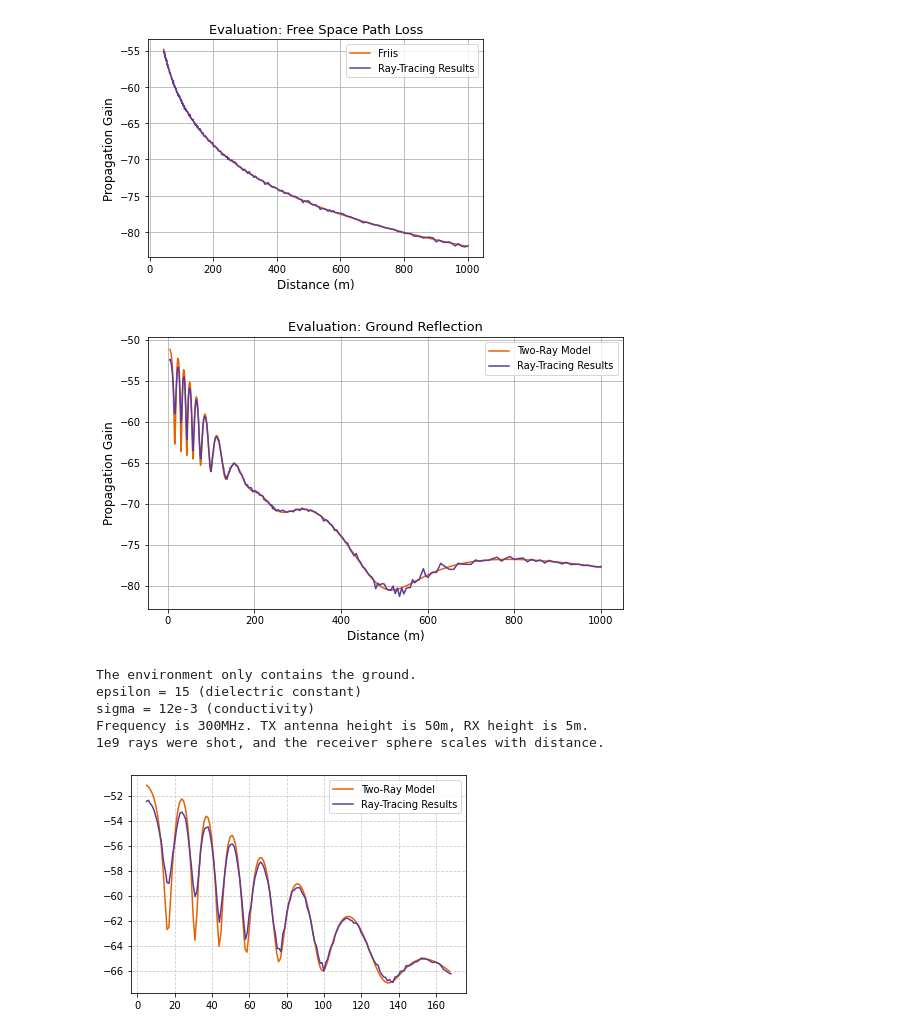
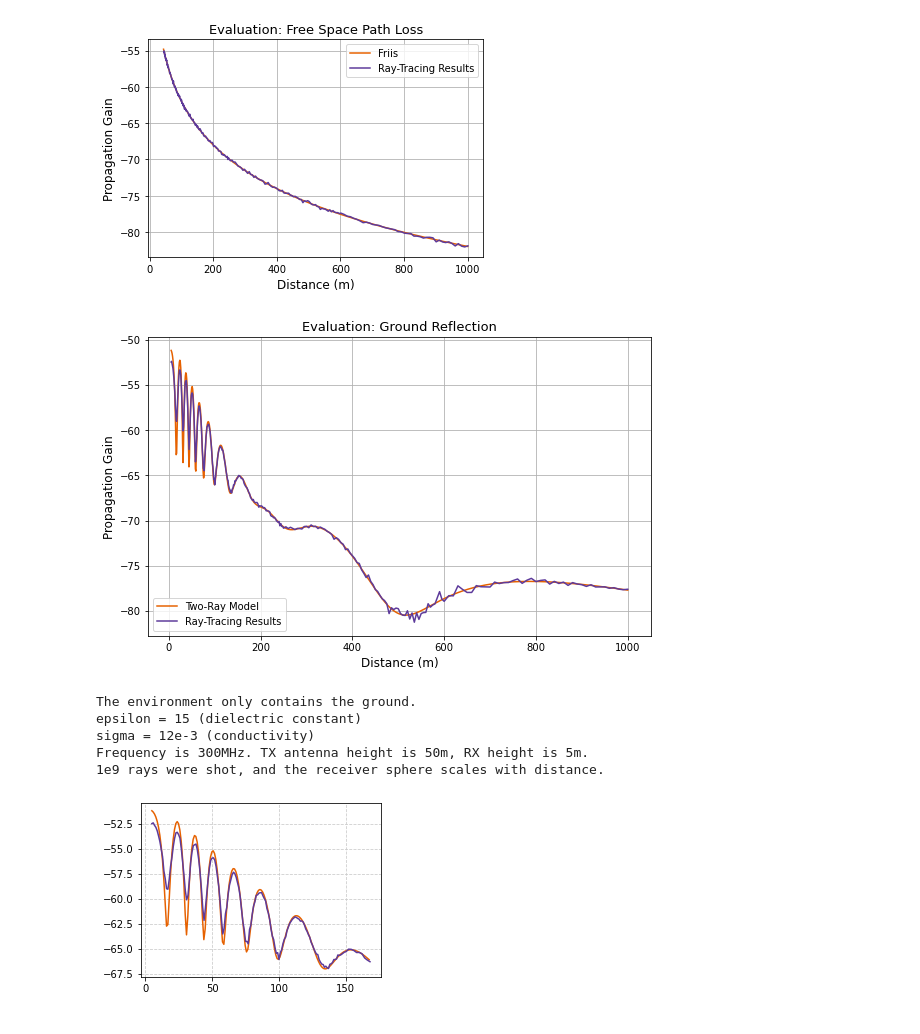
Before and after one commit to maxholli/rf_rt, a Jupyter notebook: example_notebooks/two_ray_300MHz.ipynb, the cells around one changed output. Drawn from its saved outputs; the diff is of its cells as text; code cells hidden in the pictures.

```diff
--- a/example_notebooks/two_ray_300MHz.ipynb
+++ b/example_notebooks/two_ray_300MHz.ipynb
@@ -98,7 +98,7 @@ plt.show()
 # %% [output]
 [figure]
 # %%
-plt.rcParams["figure.figsize"] = (8.5,5)
+plt.rcParams["figure.figsize"] = (9,5.5)
 color_2r = '#e66100'#'#4b0092'#'#994f00'
 color_RT = '#5d3a9b'#'#1aff1a'#'#006cd1'
 plt.title("Evaluation: Ground Reflection", size=13)
@@ -106,26 +106,26 @@ plt.plot(ds, tot_power, label="Two-Ray Model", color=color_2r)
 plt.plot(sim_ds, sim_2Rlosses, label="Ray-Tracing Results", color=color_RT)
 plt.xlabel("Distance (m)", size=12)
 plt.ylabel("Propagation Gain", size=12)
-plt.legend(loc='upper right')
+plt.legend(loc='lower left')
 plt.grid(True)
 plt.show()
 print("The environment only contains the ground.\nepsilon = 15 (dielectric constant)\nsigma = 12e-3 (conductivity)")
 print("Frequency is 300MHz. TX antenna height is 50m, RX height is 5m.")
 print("1e9 rays were shot, and the receiver sphere scales with distance.")
 # %% [output]
-[figure, old version]
+[figure, new version]
 The environment only contains the ground.
 epsilon = 15 (dielectric constant)
 sigma = 12e-3 (conductivity)
 Frequency is 300MHz. TX antenna height is 50m, RX height is 5m.
 1e9 rays were shot, and the receiver sphere scales with distance.
 # %%
-plt.rcParams["figure.figsize"] = (6,4)
+plt.rcParams["figure.figsize"] = (4.3,3.2)
 plt.plot(ds[:164], tot_power[:164], label="Two-Ray Model", color=color_2r)
 plt.plot(sim_ds[:155], sim_2Rlosses[:155], label="Ray-Tracing Results", color=color_RT)
-plt.legend(loc='upper right')
+# plt.legend(loc='lower left')
 plt.grid(which='major', color='#CCCCCC', linestyle='--')
 #plt.grid(which='minor', color='#CCCCCC', linestyle=':')
 plt.show()
 # %% [output]
-[figure, old version]
+[figure, new version]
```
